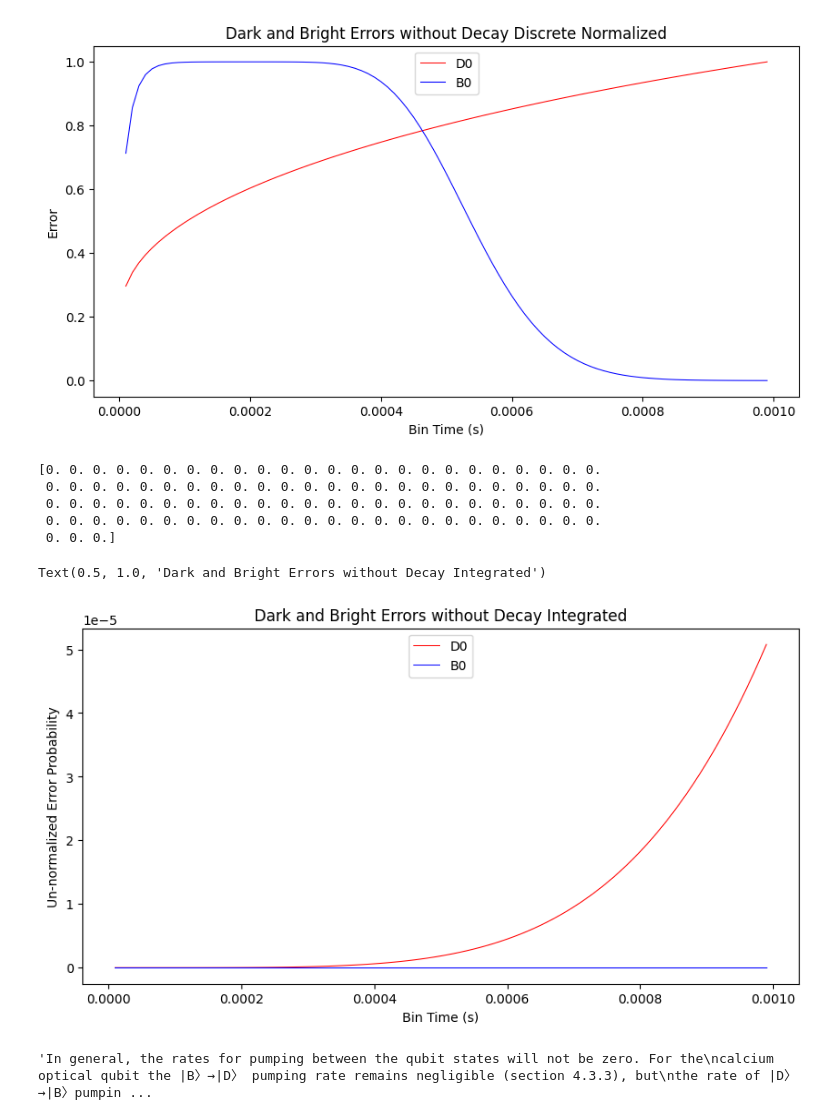
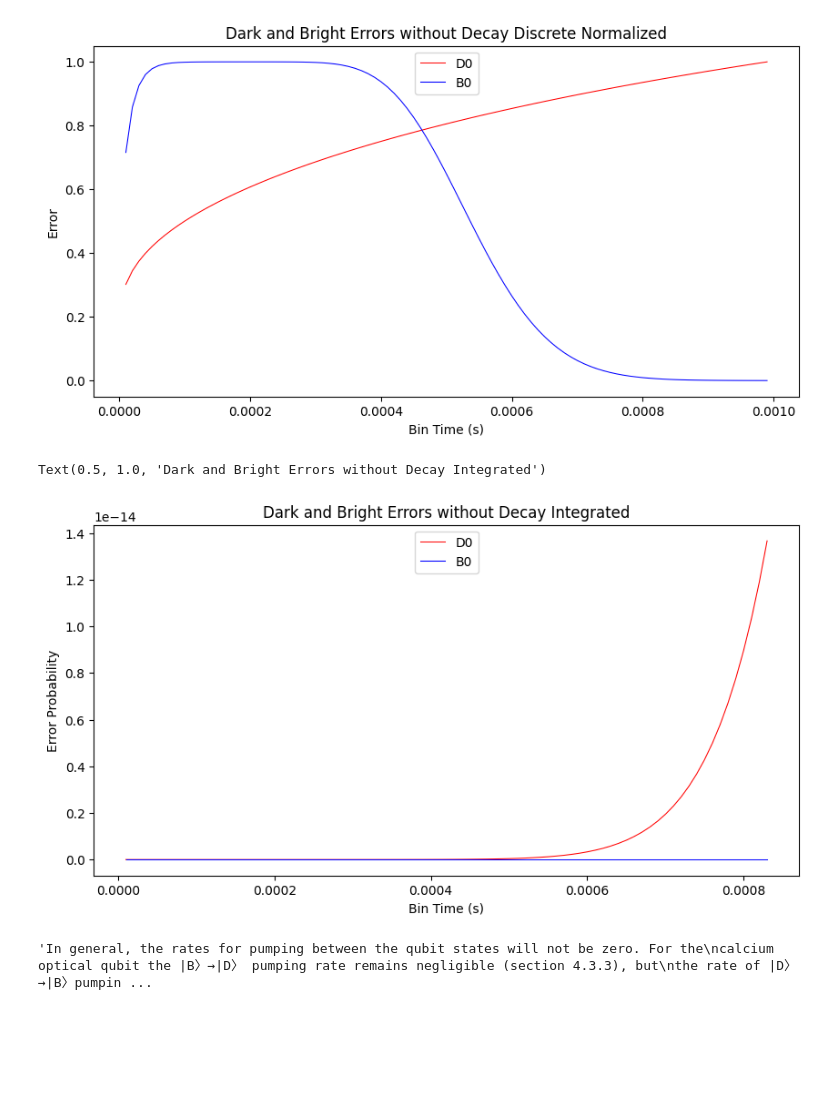
Before and after one commit to seangarn32/Trapped-Ion-Error-Model, a Jupyter notebook: SQR Error Model/Ca40Model.ipynb, the cells around one changed output. Cells and saved outputs as stored; diff of their text form; code cells hidden in the pictures; blank space fills up the shorter version.

```diff
--- a/SQR Error Model/Ca40Model.ipynb
+++ b/SQR Error Model/Ca40Model.ipynb
@@ -59,18 +59,18 @@ def Do(N, Dmean):
 
 #nc = diferentiation counts
 
-#n = counts
+#nMax = counts graphed
 nMax = 30
 #Bright state fluoresence rate
 Rb = 55800
 #Dark state fluoresence rate
 Rd = 442
 #bin time
-tb = .00042
+tb = .001
 #tau decay time for Ca40
 tau = 1.167
 
-step = .001
+step = .01
 N = np.arange(start=0,stop=nMax,step=step)
 
 #Graphing
@@ -110,5 +110,5 @@ ax3 = plt.twinx(ax1)
 plt.vlines(nc, ymin=0, ymax=np.max(D0), colors='green', ls=':', lw=2, label='Optimum Threshold nc')
 ax1.legend(loc = 'upper right')
 ax3.legend(loc = 'upper center')
-plt.title("Count Probability with No Decay")
+plt.title("Count Probability with No Decay at Bin Time "+ str(tb)+"s")
 # %% [output]
@@ -220,46 +221,41 @@ tb = .00042
 
 #nc to inf w/ D0
 def ed(tb):
-    return (integrate.quad(D_integrand, nc, np.inf, args=(Rd, tb))[0])
+    return (integrate.quad(D_integrand, nc, 50, args=(Rd, tb))[0])
 
 def D_integrand(n, Rd, tb):
     return (np.power(Rd*tb,n)) * (np.exp(-1*(Rd*tb))) / spec.factorial(n)
 
 #0 to nc w/ B0
 def eb(tb):
     return (integrate.quad(B_integrand, 0, nc, args=(Rb, Rd, tb))[0])
 
 def B_integrand(Rb, Rd, tb, n):
     return (np.power((Rb+Rd)*tb,n)) * (np.exp(-1*((Rb+Rd)*tb))) / spec.factorial(n)
 
-tb = np.arange(start=.00001,stop=.001,step=.00001)
+tb = np.arange(start=.00001,stop=tb*2,step=.00001)
 
 
 darkE = np.empty(0)
 brightE = np.empty(0)
 
 for i in tb:
     darkE = np.append(darkE, ed(i))
 for i in tb:
     brightE = np.append(brightE, eb(i))
 
 
 fig = plt.figure(figsize=(10, 5))
 ax1 = fig.add_subplot(1, 1, 1)
 ax1.plot(tb, darkE, lw=0.75, c="r", label = "D0")
-ax1.set_ylabel("Un-normalized Error Probability")
+ax1.set_ylabel("Error Probability")
 ax1.set_xlabel("Bin Time (s)")
 ax1.plot(tb, brightE, lw=0.75, c="b", label = "B0")
 ax1.legend(loc = 'upper center')
 plt.title("Dark and Bright Errors without Decay Integrated")
 # %% [output]
-[0. 0. 0. 0. 0. 0. 0. 0. 0. 0. 0. 0. 0. 0. 0. 0. 0. 0. 0. 0. 0. 0. 0. 0.
- 0. 0. 0. 0. 0. 0. 0. 0. 0. 0. 0. 0. 0. 0. 0. 0. 0. 0. 0. 0. 0. 0. 0. 0.
- 0. 0. 0. 0. 0. 0. 0. 0. 0. 0. 0. 0. 0. 0. 0. 0. 0. 0. 0. 0. 0. 0. 0. 0.
- 0. 0. 0. 0. 0. 0. 0. 0. 0. 0. 0. 0. 0. 0. 0. 0. 0. 0. 0. 0. 0. 0. 0. 0.
- 0. 0. 0.]
+Text(0.5, 1.0, 'Dark and Bright Errors without Decay Integrated')
-Text(0.5, 1.0, 'Dark and Bright Errors without Decay Integrated')
-[figure, old version]
+[figure, new version]
 # %%
 '''In general, the rates for pumping between the qubit states will not be zero. For the
 calcium optical qubit the |B〉→|D〉 pumping rate remains negligible (section 4.3.3), but
```
Also changed, not shown: parts of 2 cells of this notebook, 1 other file.
